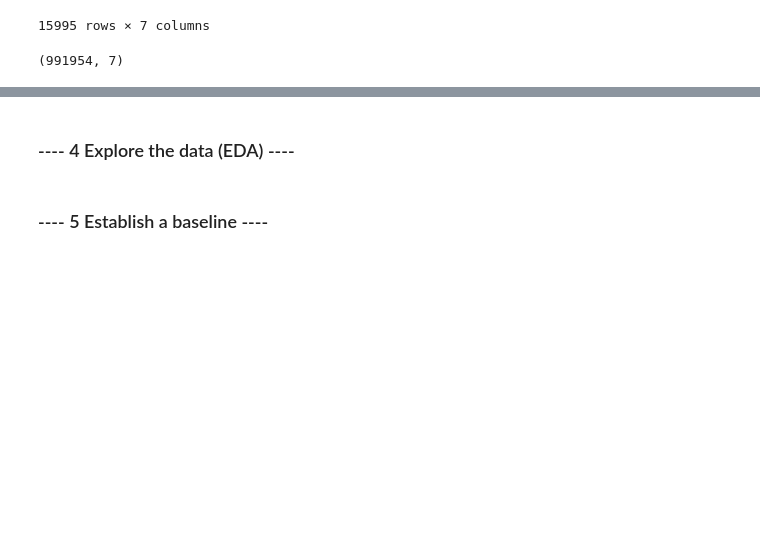
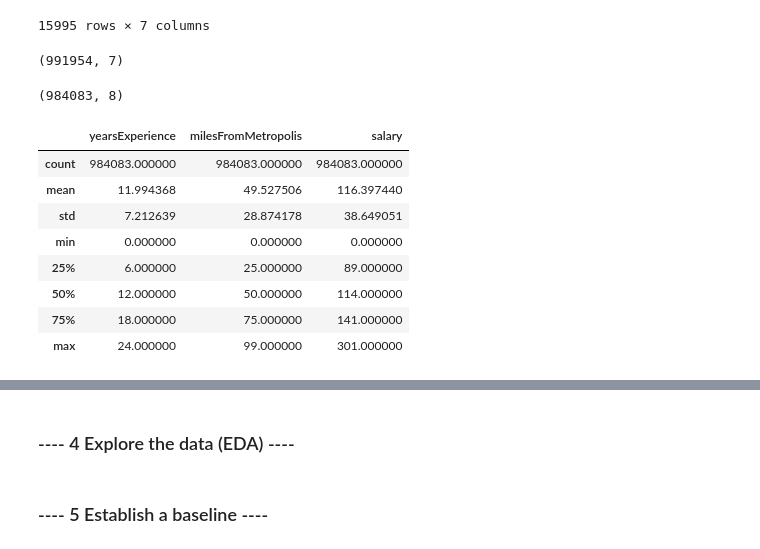
Before and after one commit to stevers28/salarypredictionportfolio, a Jupyter notebook: Salary_Prediction_Notebook.ipynb, the cells around one changed output, grey strips where cells are left out. Saved outputs shown, nothing was run; the diff lists cells and outputs as text; code cells hidden in the pictures; blank space fills up the shorter version.

```diff
--- a/Salary_Prediction_Notebook.ipynb
+++ b/Salary_Prediction_Notebook.ipynb
@@ -209,3 +209,21 @@ test_feat.drop_duplicates(features,inplace=True)
 test_feat.shape
 # %% [output]
 (991954, 7)
+# %%
+train_w_salary.drop(dups_w_salary.index,inplace=True)
+train_w_salary.shape
+# %% [output]
+(984083, 8)
+# %%
+#Review numerical columns for other anomalies
+train_w_salary.describe()
+# %% [output]
+|  | yearsExperience | milesFromMetropolis | salary |
+| count | 984083.000000 | 984083.000000 | 984083.000000 |
+| mean | 11.994368 | 49.527506 | 116.397440 |
+| std | 7.212639 | 28.874178 | 38.649051 |
+| min | 0.000000 | 0.000000 | 0.000000 |
+| 25% | 6.000000 | 25.000000 | 89.000000 |
+| 50% | 12.000000 | 50.000000 | 114.000000 |
+| 75% | 18.000000 | 75.000000 | 141.000000 |
+| max | 24.000000 | 99.000000 | 301.000000 |
```
Also changed, not shown: parts of 3 cells of this notebook.
